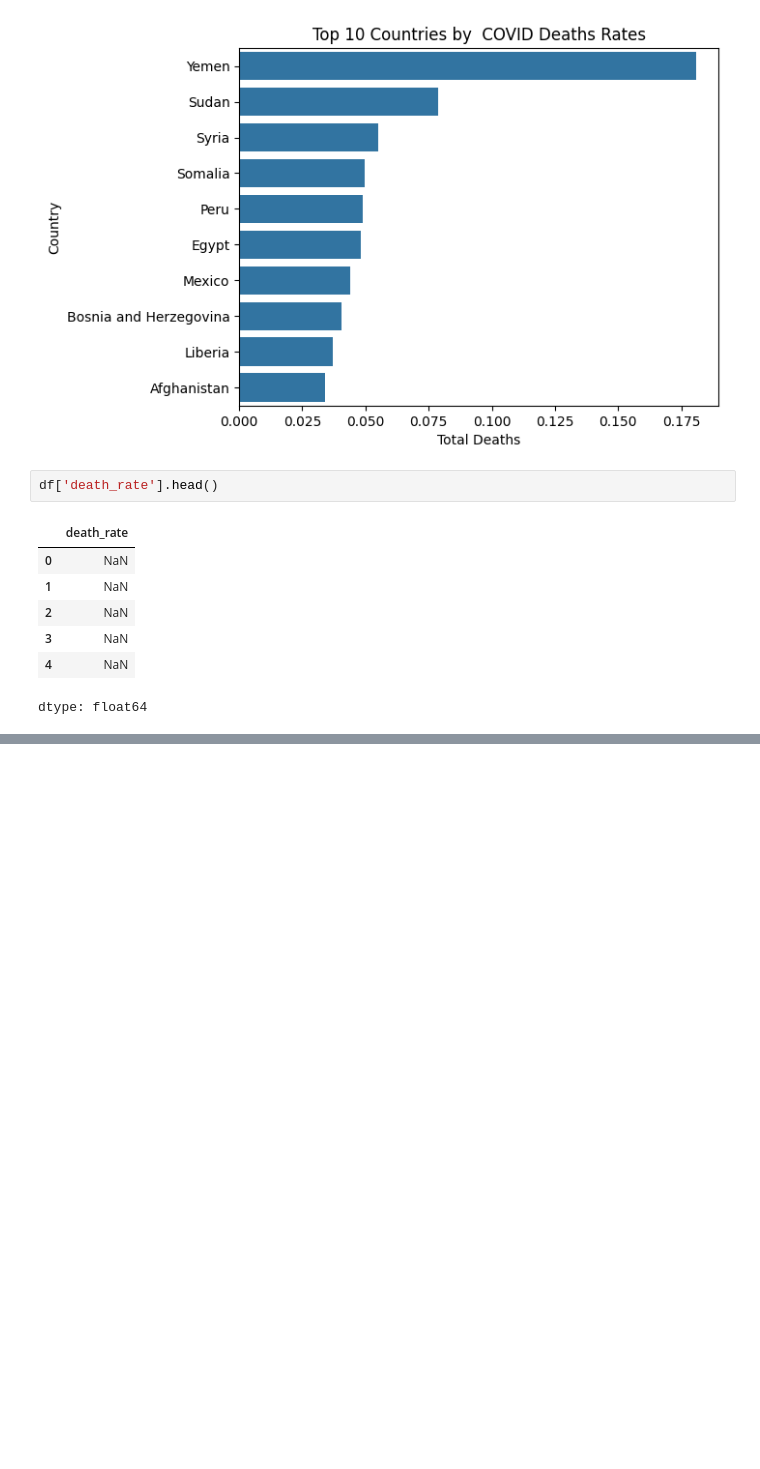
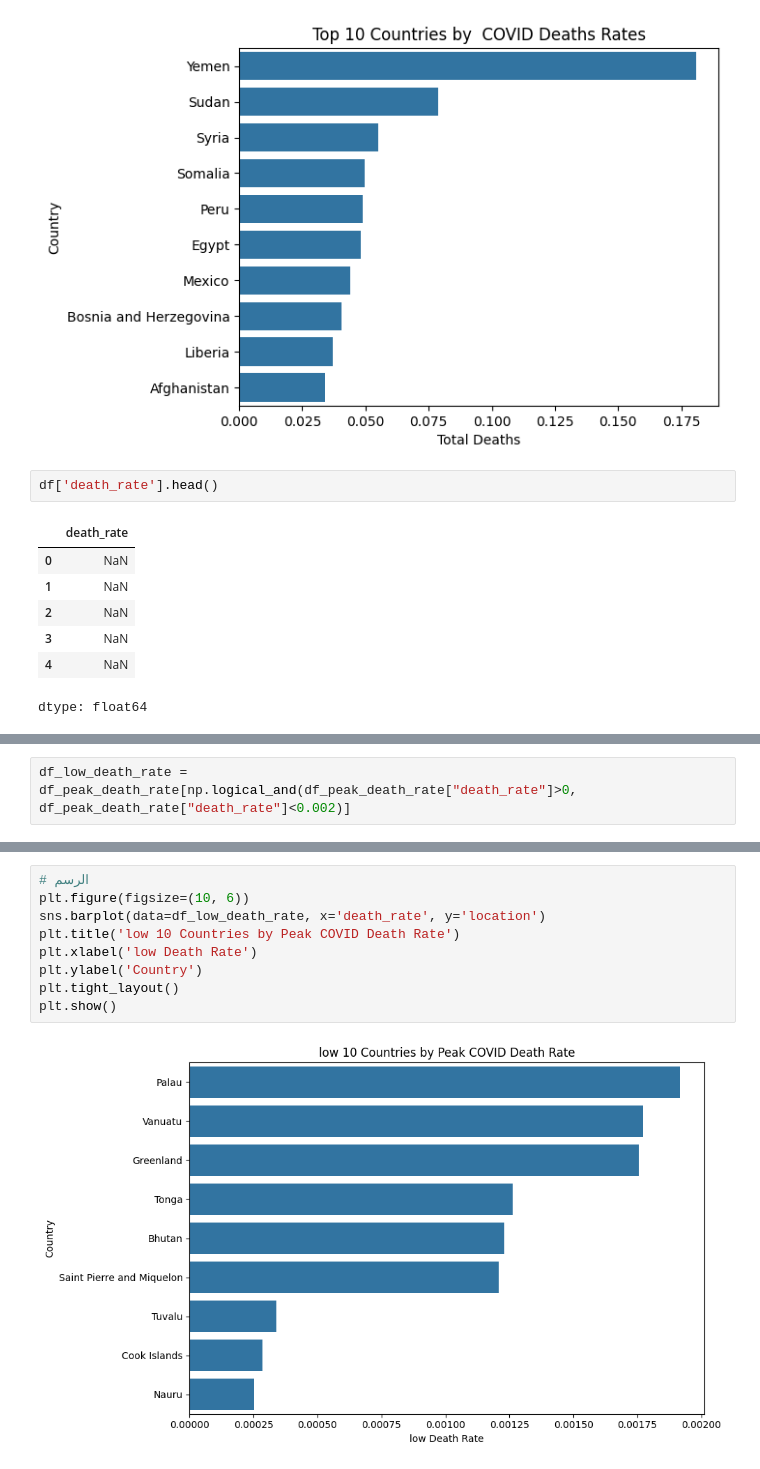
Before and after one commit to Salma-yossef-analytics/Covid19-global-trends-EDA, a Jupyter notebook: covid19-data-insights.ipynb, the cells around one changed output, grey strips where cells are left out. Saved outputs shown, nothing was run; the diff lists cells and outputs as text; blank space fills up the shorter version.

```diff
--- a/covid19-data-insights.ipynb
+++ b/covid19-data-insights.ipynb
@@ -237,0 +277,2 @@ dtype: float64
+# %%
+df_low_death_rate = df_peak_death_rate[np.logical_and(df_peak_death_rate["death_rate"]>0, df_peak_death_rate["death_rate"]<0.002)]
@@ -237,0 +287,11 @@ dtype: float64
+# %%
+# الرسم
+plt.figure(figsize=(10, 6))
+sns.barplot(data=df_low_death_rate, x='death_rate', y='location')
+plt.title('low 10 Countries by Peak COVID Death Rate')
+plt.xlabel('low Death Rate')
+plt.ylabel('Country')
+plt.tight_layout()
+plt.show()
+# %% [output]
+[figure, added]
```
Also changed, not shown: parts of 22 cells of this notebook.
